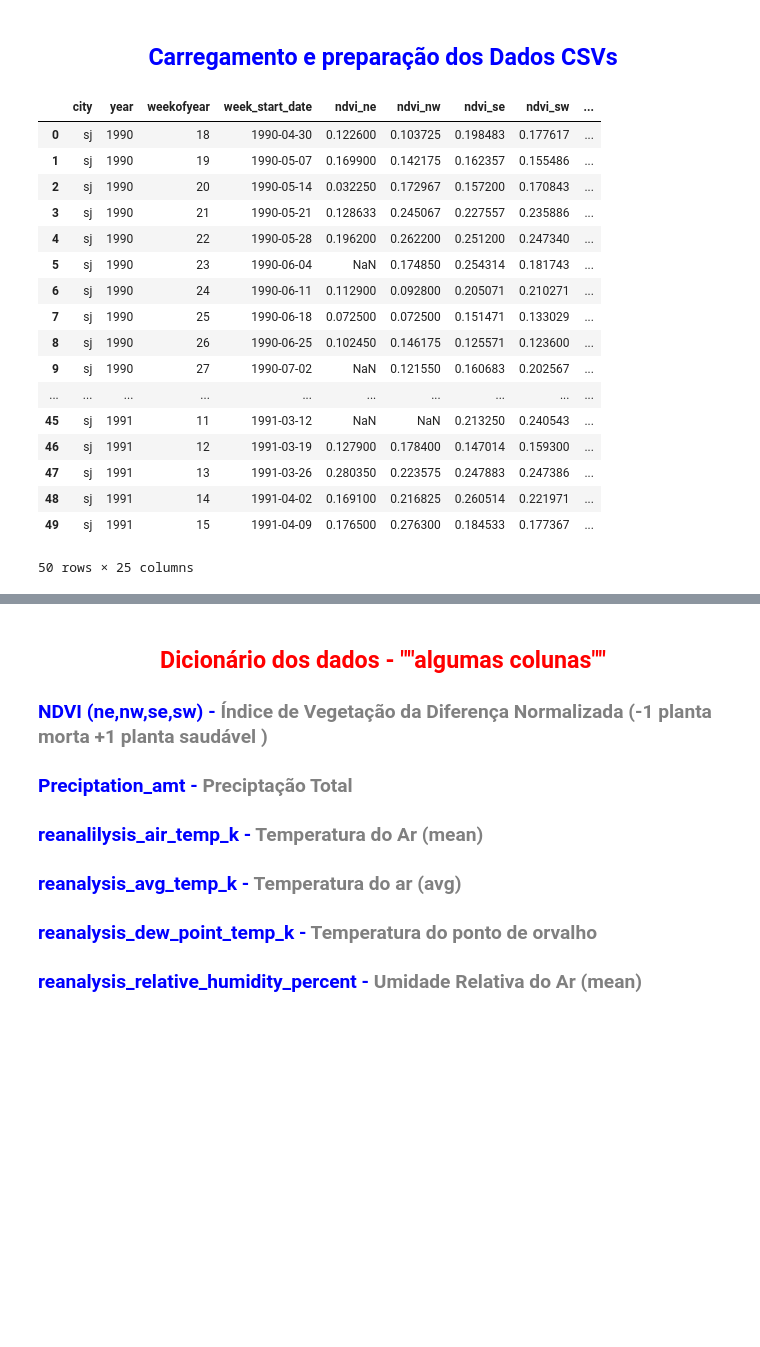
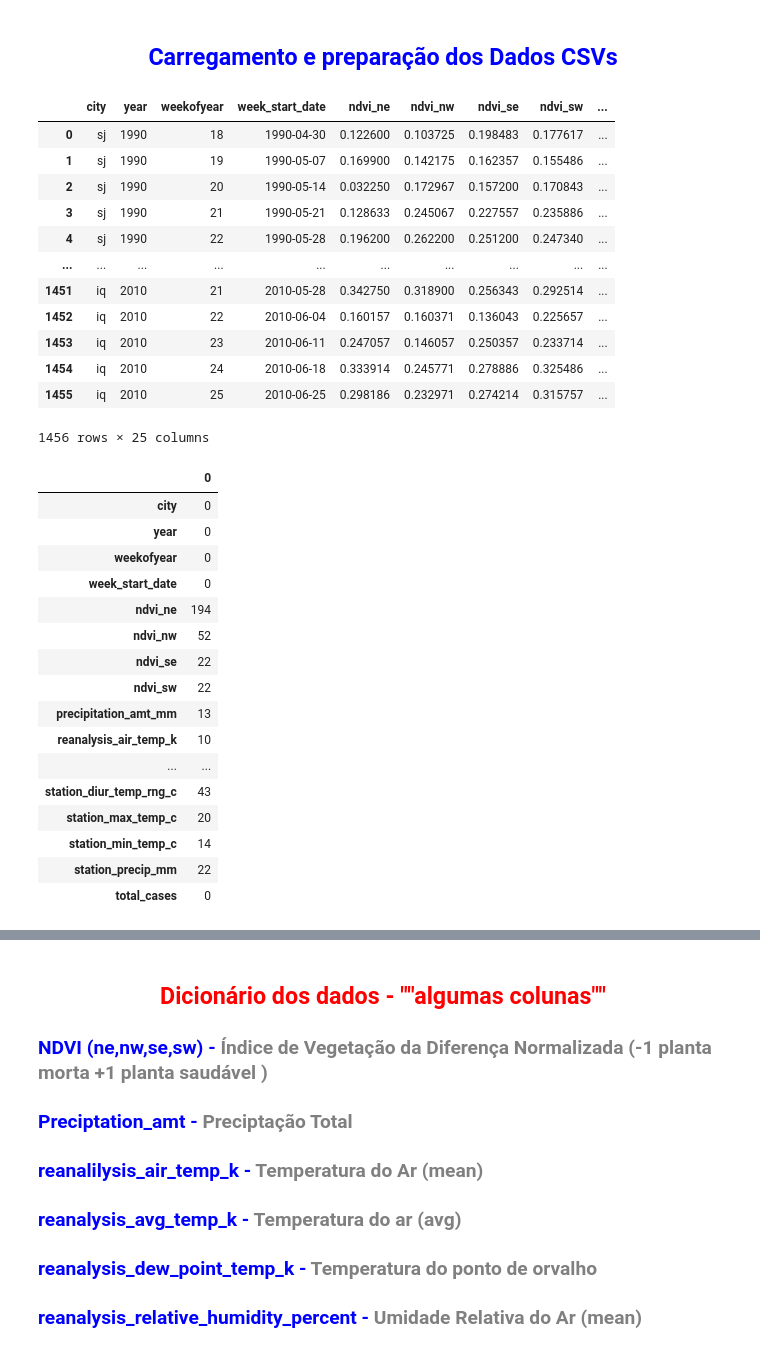
Before and after one commit to mcolazin/data_science_enap, a Jupyter notebook: data_science_enap/projeto_aula1/analysis_dengue_enap_mcolazin.ipynb, the cells around one changed output, grey strips where cells are left out. Saved outputs shown, nothing was run; the diff lists cells and outputs as text; code cells hidden in the pictures; blank space fills up the shorter version.

```diff
--- a/data_science_enap/projeto_aula1/analysis_dengue_enap_mcolazin.ipynb
+++ b/data_science_enap/projeto_aula1/analysis_dengue_enap_mcolazin.ipynb
@@ -52,7 +52,7 @@ Carregamento e preparação dos Dados CSVs
 df_features = pd.read_csv("dados/dengue_features_train.csv", na_values=[" ","...","na","NA","nan","Na"])
 df_labels = pd.read_csv("dados/dengue_labels_train.csv",na_values=[" ","...","na","NA","nan","Na"])
 df_dengue = pd.merge(df_features,df_labels)
-df_dengue.head(50)
+df_dengue
 # %% [output]
 |  | city | year | weekofyear | week_start_date | ndvi_ne | ndvi_nw | ndvi_se | ndvi_sw | ... |
 | 0 | sj | 1990 | 18 | 1990-04-30 | 0.122600 | 0.103725 | 0.198483 | 0.177617 | ... |
@@ -60,15 +60,31 @@ df_dengue.head(50)
 | 2 | sj | 1990 | 20 | 1990-05-14 | 0.032250 | 0.172967 | 0.157200 | 0.170843 | ... |
 | 3 | sj | 1990 | 21 | 1990-05-21 | 0.128633 | 0.245067 | 0.227557 | 0.235886 | ... |
 | 4 | sj | 1990 | 22 | 1990-05-28 | 0.196200 | 0.262200 | 0.251200 | 0.247340 | ... |
-| 5 | sj | 1990 | 23 | 1990-06-04 | NaN | 0.174850 | 0.254314 | 0.181743 | ... |
-| 6 | sj | 1990 | 24 | 1990-06-11 | 0.112900 | 0.092800 | 0.205071 | 0.210271 | ... |
-| 7 | sj | 1990 | 25 | 1990-06-18 | 0.072500 | 0.072500 | 0.151471 | 0.133029 | ... |
-| 8 | sj | 1990 | 26 | 1990-06-25 | 0.102450 | 0.146175 | 0.125571 | 0.123600 | ... |
-| 9 | sj | 1990 | 27 | 1990-07-02 | NaN | 0.121550 | 0.160683 | 0.202567 | ... |
 | ... | ... | ... | ... | ... | ... | ... | ... | ... | ... |
-| 45 | sj | 1991 | 11 | 1991-03-12 | NaN | NaN | 0.213250 | 0.240543 | ... |
-| 46 | sj | 1991 | 12 | 1991-03-19 | 0.127900 | 0.178400 | 0.147014 | 0.159300 | ... |
-| 47 | sj | 1991 | 13 | 1991-03-26 | 0.280350 | 0.223575 | 0.247883 | 0.247386 | ... |
-| 48 | sj | 1991 | 14 | 1991-04-02 | 0.169100 | 0.216825 | 0.260514 | 0.221971 | ... |
-| 49 | sj | 1991 | 15 | 1991-04-09 | 0.176500 | 0.276300 | 0.184533 | 0.177367 | ... |
+| 1451 | iq | 2010 | 21 | 2010-05-28 | 0.342750 | 0.318900 | 0.256343 | 0.292514 | ... |
+| 1452 | iq | 2010 | 22 | 2010-06-04 | 0.160157 | 0.160371 | 0.136043 | 0.225657 | ... |
+| 1453 | iq | 2010 | 23 | 2010-06-11 | 0.247057 | 0.146057 | 0.250357 | 0.233714 | ... |
+| 1454 | iq | 2010 | 24 | 2010-06-18 | 0.333914 | 0.245771 | 0.278886 | 0.325486 | ... |
+| 1455 | iq | 2010 | 25 | 2010-06-25 | 0.298186 | 0.232971 | 0.274214 | 0.315757 | ... |
-50 rows × 25 columns
+1456 rows × 25 columns
+# %%
+# Soma dos casos de NAs
+pd.DataFrame(df_dengue.isna().sum())
+# %% [output]
+|  | 0 |
+| city | 0 |
+| year | 0 |
+| weekofyear | 0 |
+| week_start_date | 0 |
+| ndvi_ne | 194 |
+| ndvi_nw | 52 |
+| ndvi_se | 22 |
+| ndvi_sw | 22 |
+| precipitation_amt_mm | 13 |
+| reanalysis_air_temp_k | 10 |
+| ... | ... |
+| station_diur_temp_rng_c | 43 |
+| station_max_temp_c | 20 |
+| station_min_temp_c | 14 |
+| station_precip_mm | 22 |
+| total_cases | 0 |
```
Also changed, not shown: parts of 3 cells of this notebook.
